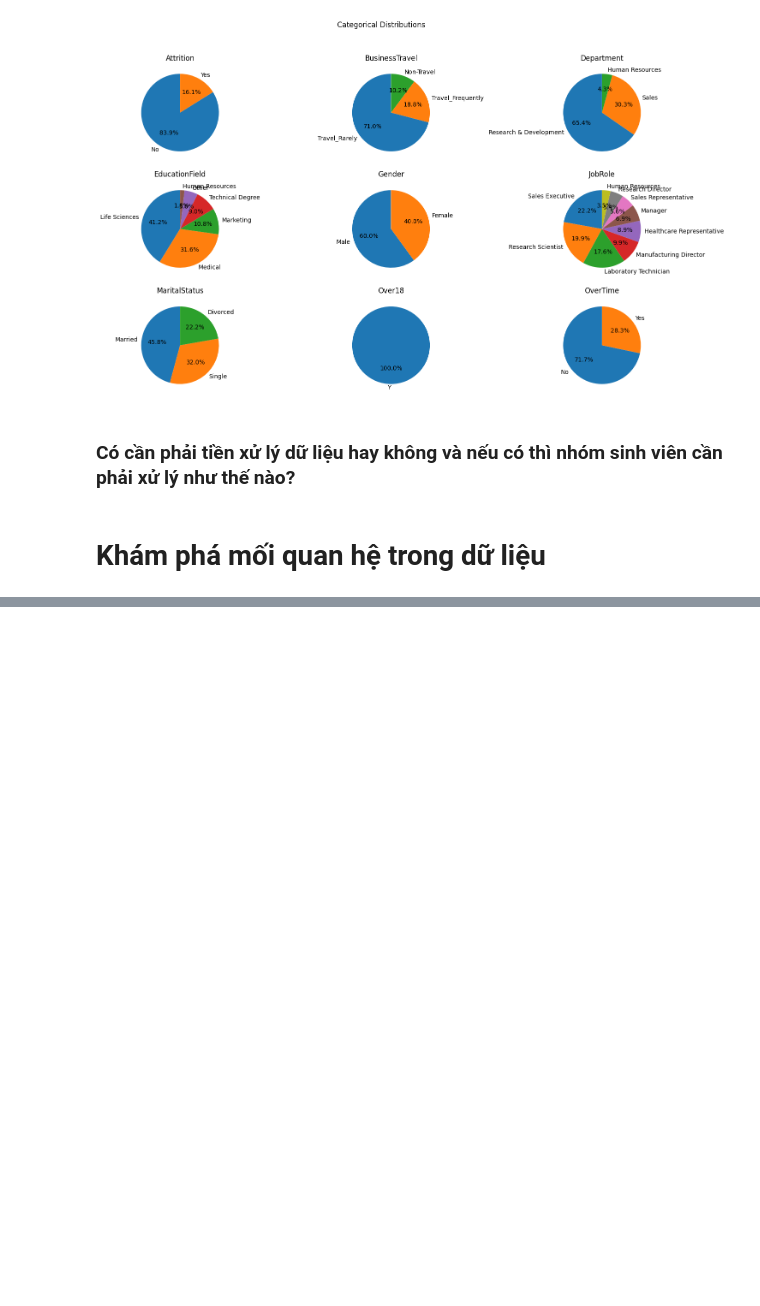
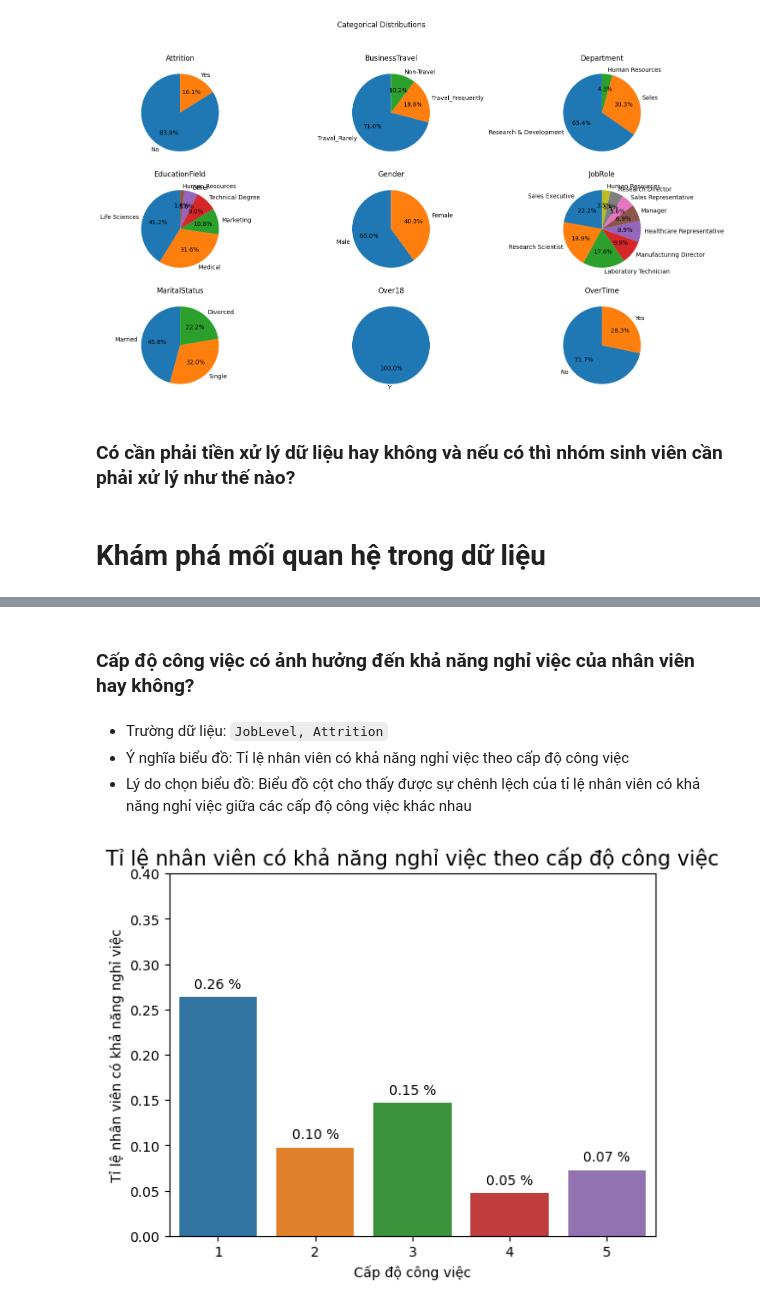
Before and after one commit to HuyHCMUS/DataVisualize-1, a Jupyter notebook: Vu.ipynb, the cells around one changed output, grey strips where cells are left out. Saved outputs shown, nothing was run; the diff lists cells and outputs as text; code cells hidden in the pictures; blank space fills up the shorter version.

```diff
--- a/Vu.ipynb
+++ b/Vu.ipynb
@@ -262,0 +189,21 @@ The `ci` parameter is deprecated. Use `errorbar=('ci', 0)` for the same effect.
+# %% [markdown]
+### Cấp độ công việc có ảnh hưởng đến khả năng nghỉ việc của nhân viên hay không?
+# %% [markdown]
+* Trường dữ liệu: `JobLevel, Attrition`
+* Ý nghĩa biểu đồ: Tỉ lệ nhân viên có khả năng nghỉ việc theo cấp độ công việc
+* Lý do chọn biểu đồ: Biểu đồ cột cho thấy được sự chênh lệch của tỉ lệ nhân viên có khả năng nghỉ việc giữa các cấp độ công việc khác nhau
+# %%
+joblvl_att = df.groupby(['JobLevel', 'Attrition'])['Attrition'].count().unstack()
+
+joblvl_att['Attrition Rate'] = joblvl_att['Yes'] / (joblvl_att['Yes'] + joblvl_att['No'])
+
+sns.barplot(x=joblvl_att.index, y=joblvl_att['Attrition Rate'])
+plt.title('Tỉ lệ nhân viên có khả năng nghỉ việc theo cấp độ công việc', fontsize=15)
+plt.xlabel('Cấp độ công việc', fontsize=10)
+plt.ylabel('Tỉ lệ nhân viên có khả năng nghỉ việc', fontsize=10)
+plt.ylim((0, 0.4))
+for i, rate in enumerate(joblvl_att['Attrition Rate']):
+    plt.text(i, rate+0.01, f'{rate:.2f} %', ha='center')
+plt.show()
+# %% [output]
+[figure, added]
```
Also changed, not shown: parts of 45 cells of this notebook.
